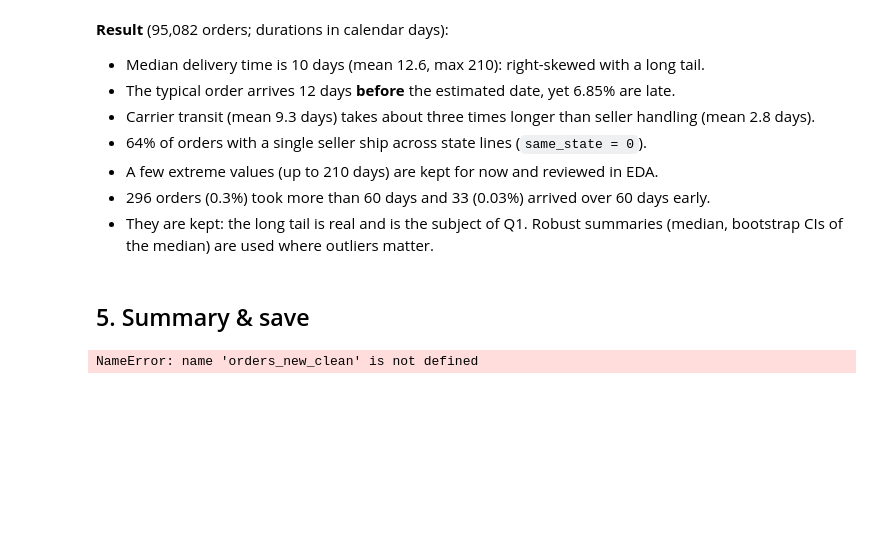
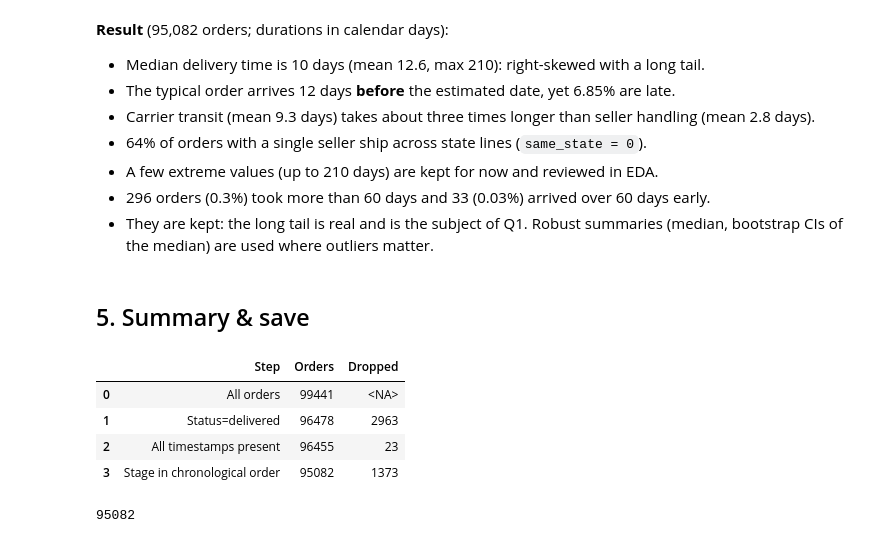
Before and after one commit to Lukevu-hub/olist-delivery-analysis, a Jupyter notebook: notebooks/01_load_and_clean.ipynb, the cells around one changed output. Saved outputs shown, nothing was run; the diff lists cells and outputs as text; code cells hidden in the pictures; blank space fills up the shorter version.

```diff
--- a/notebooks/01_load_and_clean.ipynb
+++ b/notebooks/01_load_and_clean.ipynb
@@ -235,6 +225,7 @@ order_reviews_new.head()
 # %% [markdown]
 ### 2.3 Orders: Status breakdown & Missing dates
 # %%
+orders = pd.read_sql("SELECT * FROM orders", conn)
 print(orders.info())
 orders.head(5)
 # %% [output]
@@ -800,8 +792,18 @@ Total Orders with delay_days < -60: 33
 # %%
 step =['All orders','Status=delivered', "All timestamps present","Stage in chronological order"]
 all=orders.shape[0]
-delivered=orders_new.shape[0]
+delivered=(orders["order_status"] == "delivered").sum()
 timestamps_present = orders_new.shape[0]
 chronological = orders_new_clean.shape[0]
+df = pd.DataFrame({
+    "Step": step,
+    "Orders": [all, delivered, timestamps_present, chronological]
+})
+df["Dropped"] = (df["Orders"].shift(1) - df["Orders"]).astype("Int64")
+df
 # %% [output]
-NameError: name 'orders_new_clean' is not defined
+|  | Step | Orders | Dropped |
+| 0 | All orders | 99441 | <NA> |
+| 1 | Status=delivered | 96478 | 2963 |
+| 2 | All timestamps present | 96455 | 23 |
+| 3 | Stage in chronological order | 95082 | 1373 |
@@ -807,0 +812,4 @@ NameError: name 'orders_new_clean' is not defined
+# %%
+analysis.to_sql("analysis", conn, if_exists="replace", index=False)
+# %% [output]
+95082
```
Also changed, not shown: parts of 13 cells of this notebook.
